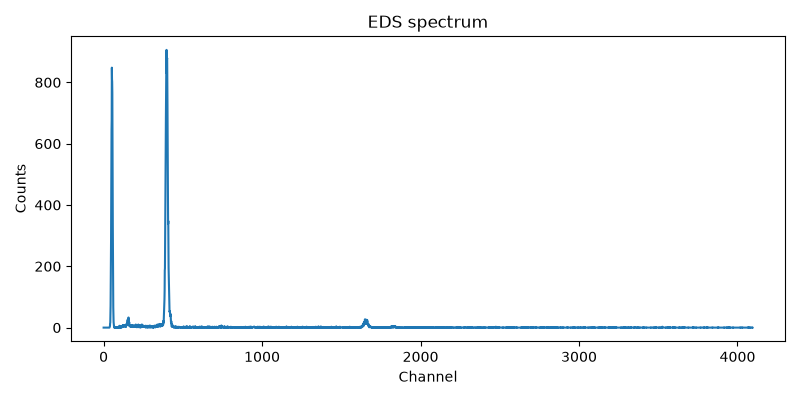
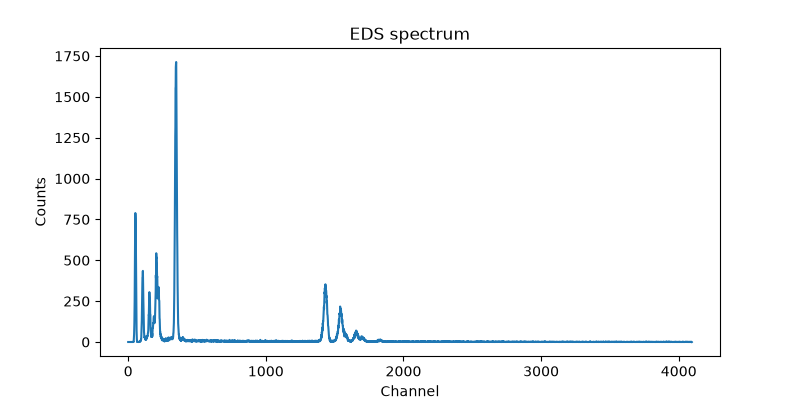
Unified diff of the notebook cell whose output changed from the first chart to the second:
--- before
+++ after
@@ -4,3 +4,3 @@
 plt.ylabel("Counts")
 plt.title("EDS spectrum")
-plt.tight_layout()
+plt.show()

Commit: update